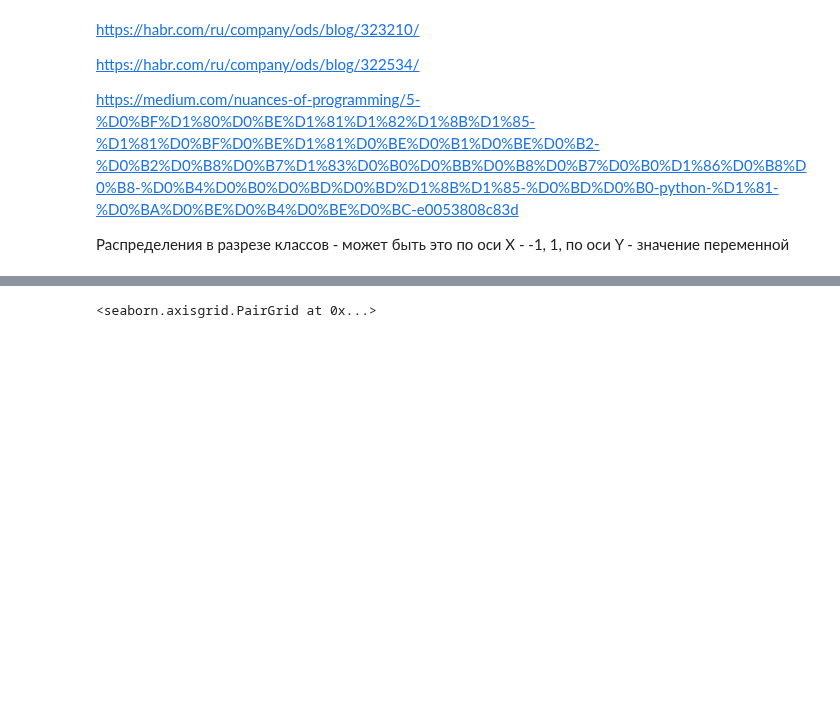
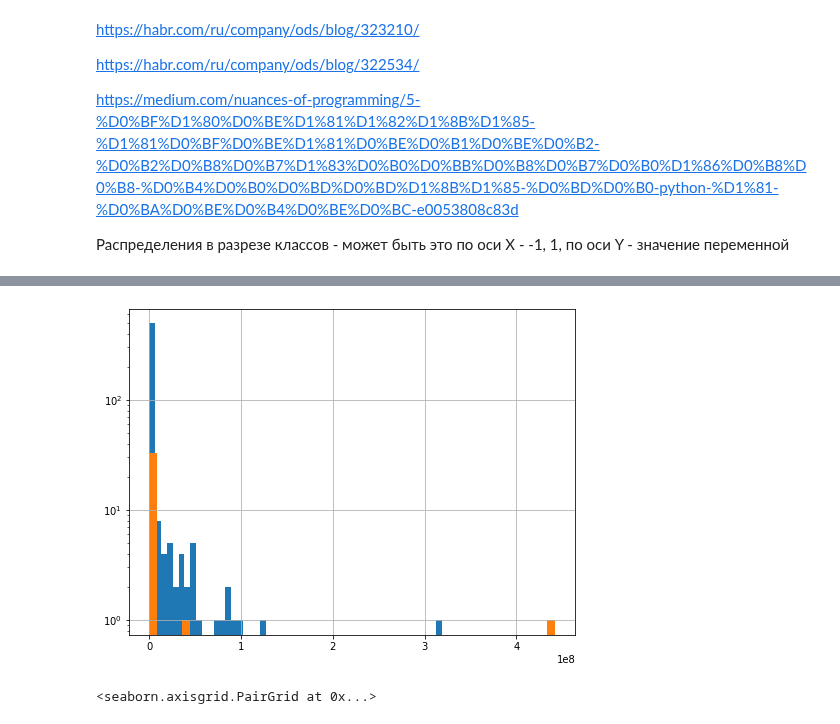
Before and after one commit to dminikorenb/DataLearning, a Jupyter notebook: 2-churn_prediction/dminik6_part2_w1.ipynb, the cells around one changed output, grey strips where cells are left out. Cells and saved outputs as stored; diff of their text form; code cells hidden in the pictures; blank space fills up the shorter version.

```diff
--- a/2-churn_prediction/dminik6_part2_w1.ipynb
+++ b/2-churn_prediction/dminik6_part2_w1.ipynb
@@ -177,3 +186,15 @@ ser_sort.head(1).index.tolist()
+# %%
+# distplot(df4.Var131.dropna())
+
+fig, ax = plt.subplots(figsize=(8,6))
+# df.groupby('ProjID').plot(kind='line', x = "Xcoord", y = "Ycoord", ax=ax)
+df4.groupby('Label').Var131.hist(ax=ax, bins=50)
+ax.set_yscale('log')
+plt.show()
+# boxplot(df4[[df4.Label==1]].Var131)
+# boxplot([df4[df4.Label==1].Var69, df4[df4.Label==-1].Var69], orient="h")
+# %% [output]
+[figure, added]
 # %%
 pairplot(df4, hue='Label')
 # %% [output]
```
Also changed, not shown: parts of 2 cells of this notebook.
